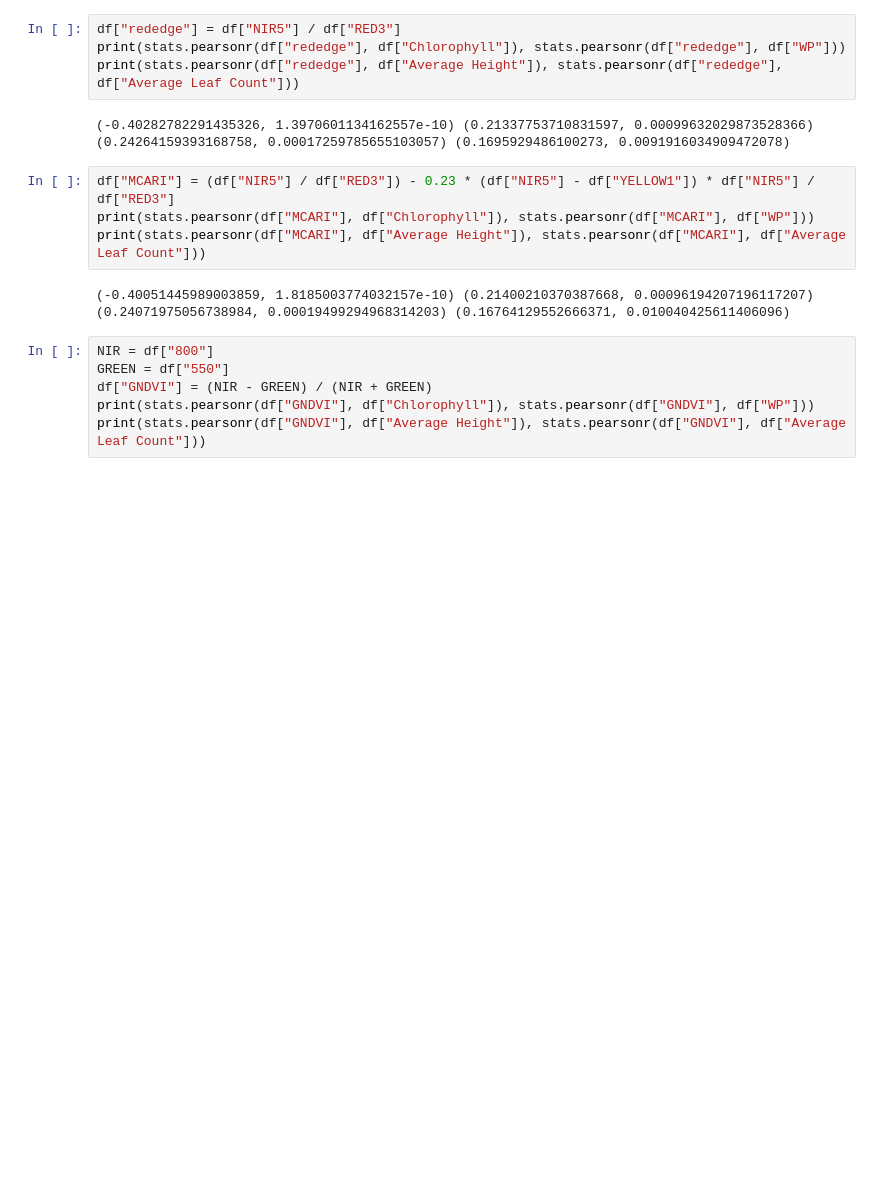
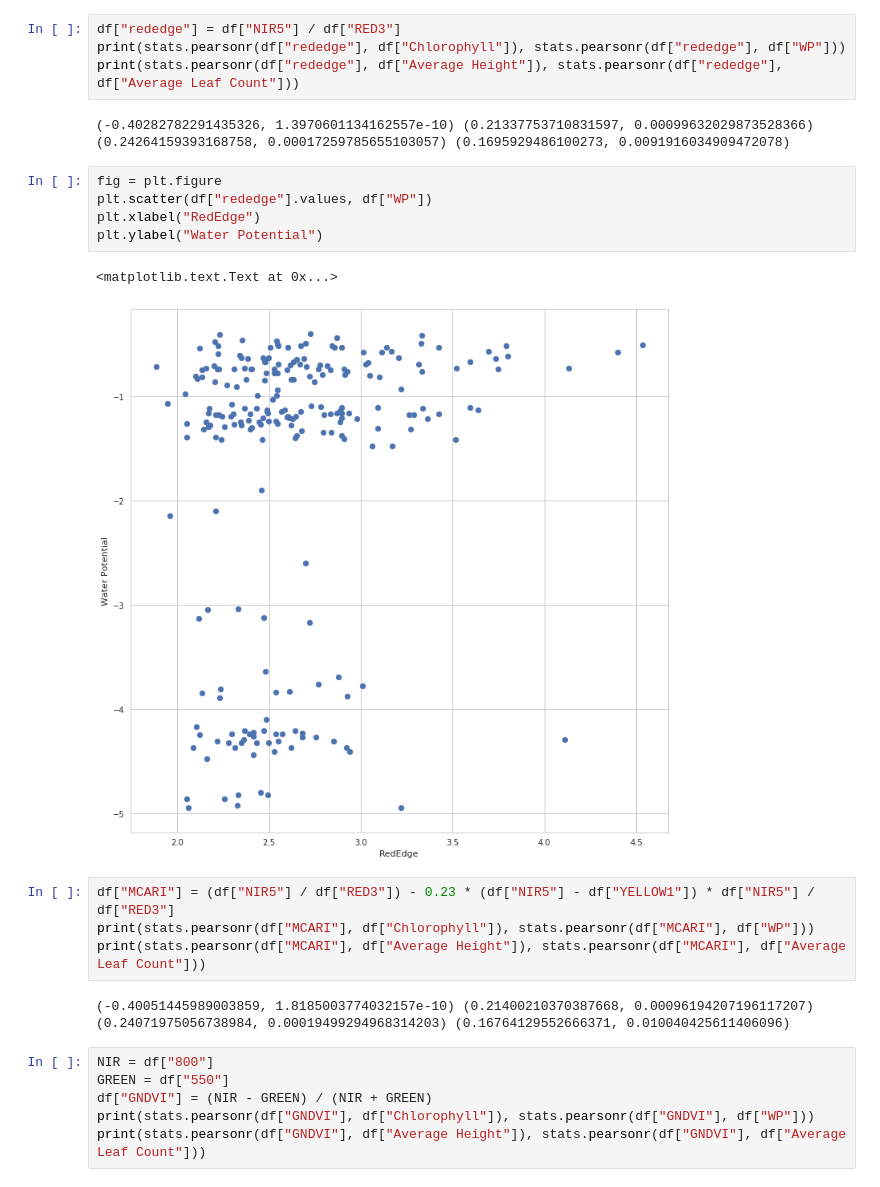
Before and after one commit to cheripai/thesis, a Jupyter notebook: notebooks/Lettuce_Spectra_Analysis.ipynb, the cells around one changed output. Saved outputs shown, nothing was run; the diff lists cells and outputs as text; blank space fills up the shorter version.

```diff
--- a/notebooks/Lettuce_Spectra_Analysis.ipynb
+++ b/notebooks/Lettuce_Spectra_Analysis.ipynb
@@ -170,6 +186,14 @@ print(stats.pearsonr(df["rededge"], df["Average Height"]), stats.pearsonr(df["re
 # %% [output]
 (-0.40282782291435326, 1.3970601134162557e-10) (0.21337753710831597, 0.00099632029873528366)
 (0.24264159393168758, 0.00017259785655103057) (0.1695929486100273, 0.0091916034909472078)
+# %%
+fig = plt.figure
+plt.scatter(df["rededge"].values, df["WP"])
+plt.xlabel("RedEdge")
+plt.ylabel("Water Potential")
+# %% [output]
+<matplotlib.text.Text at 0x...>
+[figure, added]
 # %%
 df["MCARI"] = (df["NIR5"] / df["RED3"]) - 0.23 * (df["NIR5"] - df["YELLOW1"]) * df["NIR5"] / df["RED3"]
 print(stats.pearsonr(df["MCARI"], df["Chlorophyll"]), stats.pearsonr(df["MCARI"], df["WP"]))
```
Also changed, not shown: parts of 3 cells of this notebook.
